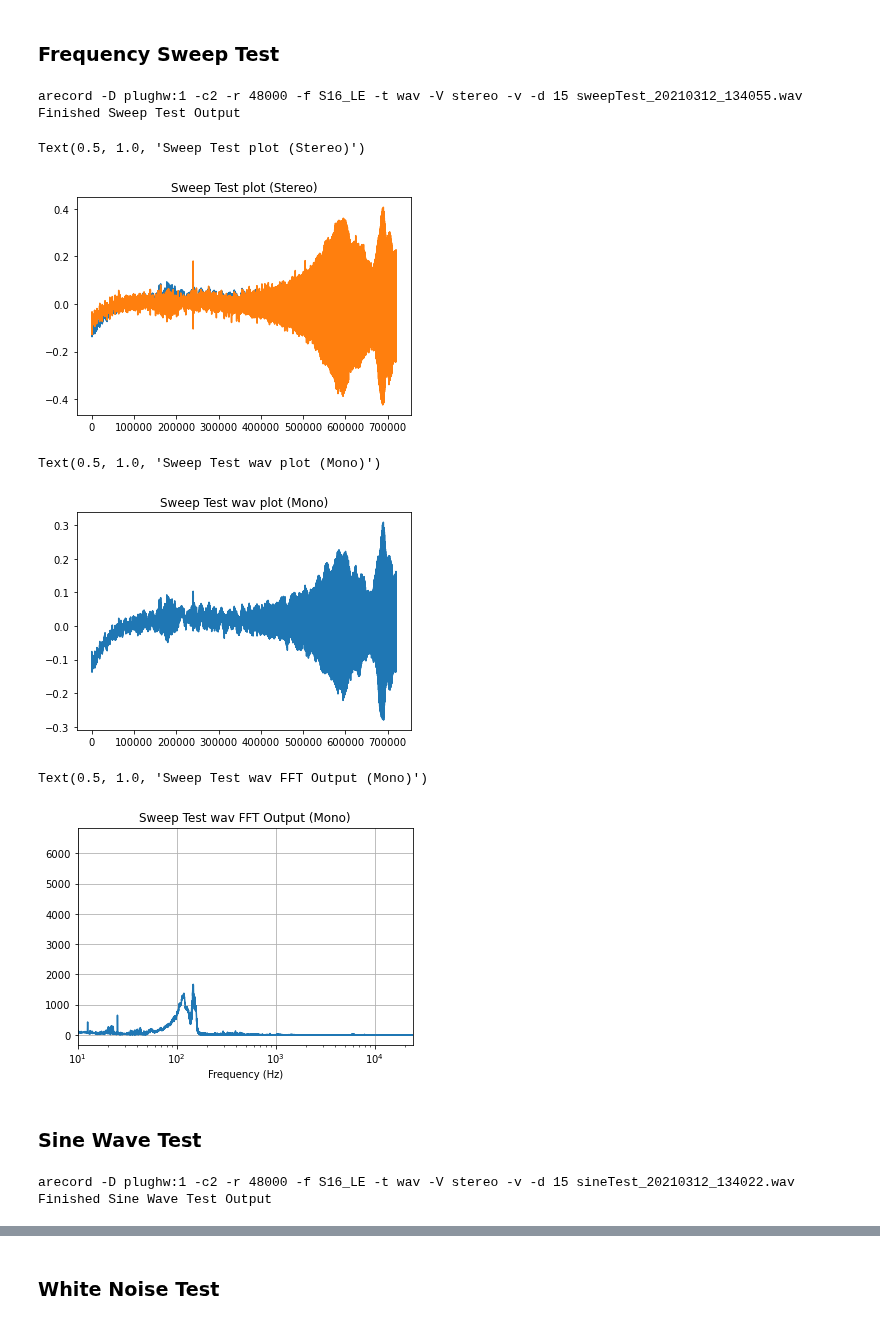
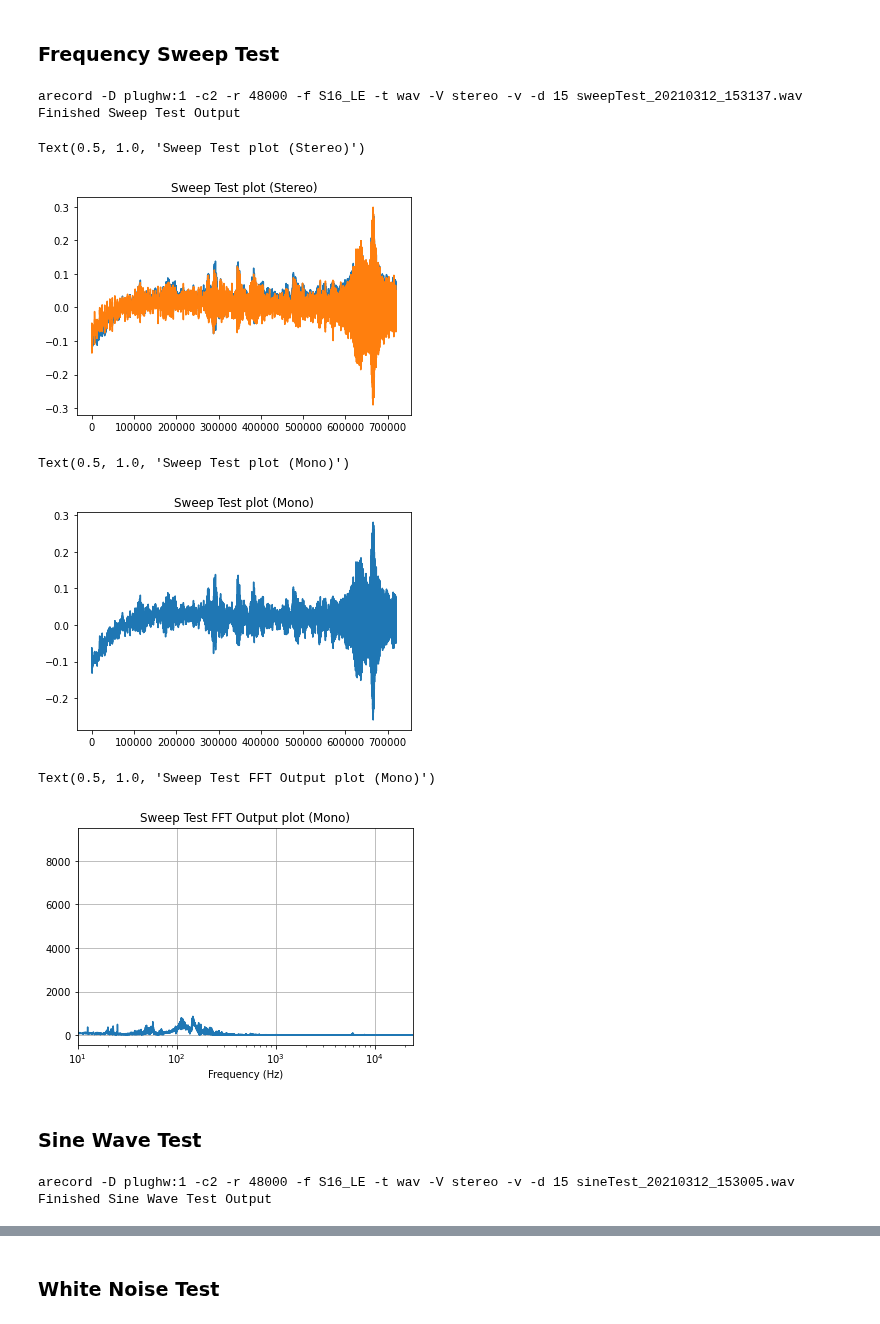
Before and after one commit to uwasystemhealth/VM3000-Microphones, a Jupyter notebook: Signal Processing/Signal Generation.ipynb, the cells around one changed output, grey strips where cells are left out. Saved outputs shown, nothing was run; the diff lists cells and outputs as text; code cells hidden in the pictures.

```diff
--- a/Signal Processing/Signal Generation.ipynb
+++ b/Signal Processing/Signal Generation.ipynb
@@ -83,6 +79,8 @@ class keysight():
         self.Keysight.write("SWEep:STATe ON")
         self.Keysight.write(f"SWEep:SPAcing {mode}")
         self.Keysight.write(f"SWEep:TIME {runTime}")
+        self.Keysight.write(f"FREQuency:STARt {10}")
+        self.Keysight.write(f"FREQuency:STOP {20000}")
         self.Keysight.write("OUTPut ON")
 
     def disable_sweep(self):
@@ -448,43 +447,46 @@ NameError: name 'signalTests' is not defined
 mode="logarithmic"
 runTime=10
 sleepTime=2
-recordTime=15
+recordTime=15 # Always specify a recordTime greater than runTime to build in a buffer at the end of audio recording
+
+now = datetime.datetime.now().strftime("%Y%m%d_%H%M%S")
 
 st.sweepTest(mode,recordTime,runTime,sleepTime)
 # %% [output]
-arecord -D plughw:1 -c2 -r 48000 -f S16_LE -t wav -V stereo -v -d 15 sweepTest_20210312_134055.wav
+arecord -D plughw:1 -c2 -r 48000 -f S16_LE -t wav -V stereo -v -d 15 sweepTest_20210312_153137.wav
 Finished Sweep Test Output
 # %%
-# data, samplerate = soundfile.read(f"sweepTest_{now}.wav")
-data, samplerate = soundfile.read("sweepTest_20210312_134055.wav")
+data, samplerate = soundfile.read(f"sweepTest_{now}.wav")
+#data, samplerate = soundfile.read("sweepTest_20210312_152545.wav")
 
-plt.plot(data[:recordTime*samplerate]) # Plotting stereo audio
+plt.plot(data[:recordTime*samplerate]) # Plotting stereo audio .wav file
 plt.title("Sweep Test plot (Stereo)")
 # %% [output]
 Text(0.5, 1.0, 'Sweep Test plot (Stereo)')
-[figure, old version]
+[figure, new version]
 # %%
 samples = data.shape[0]
 data = data[:,0]
 
-plt.plot(data[:recordTime*samplerate]) # Plotting mono audio
+plt.plot(data[:recordTime*samplerate]) # Plotting mono audio .wav file
 plt.title("Sweep Test plot (Mono)")
 # %% [output]
-Text(0.5, 1.0, 'Sweep Test wav plot (Mono)')
+Text(0.5, 1.0, 'Sweep Test plot (Mono)')
-[figure, old version]
+[figure, new version]
 # %%
 datafft = fft(data)
 fftabs = abs(datafft)
 freqs = fftfreq(samples,1/samplerate)
+
 plt.xlim([10, samplerate/2])
 plt.xscale( 'log' )
 plt.grid( True )
 plt.xlabel( 'Frequency (Hz)' )
-plt.plot(freqs[:int(freqs.size/2)],fftabs[:int(freqs.size/2)])
+plt.plot(freqs[:int(freqs.size/2)],fftabs[:int(freqs.size/2)]) # Plotting FFT output of mono wav file
 plt.title("Sweep Test FFT Output plot (Mono)")
 # %% [output]
-Text(0.5, 1.0, 'Sweep Test wav FFT Output (Mono)')
+Text(0.5, 1.0, 'Sweep Test FFT Output plot (Mono)')
-[figure, old version]
+[figure, new version]
 # %% [markdown]
 ### Sine Wave Test
 # %%
@@ -497,8 +499,10 @@ runTime=10
 sleepTime=2
 recordTime=15
 
+now = datetime.datetime.now().strftime("%Y%m%d_%H%M%S")
+
 st.sineTest(frequency,amplitude,offset,recordTime,runTime,sleepTime)
 # %% [output]
-arecord -D plughw:1 -c2 -r 48000 -f S16_LE -t wav -V stereo -v -d 15 sineTest_20210312_134022.wav
+arecord -D plughw:1 -c2 -r 48000 -f S16_LE -t wav -V stereo -v -d 15 sineTest_20210312_153005.wav
 Finished Sine Wave Test Output
 # %%
```
Also changed, not shown: parts of 20 cells of this notebook.
